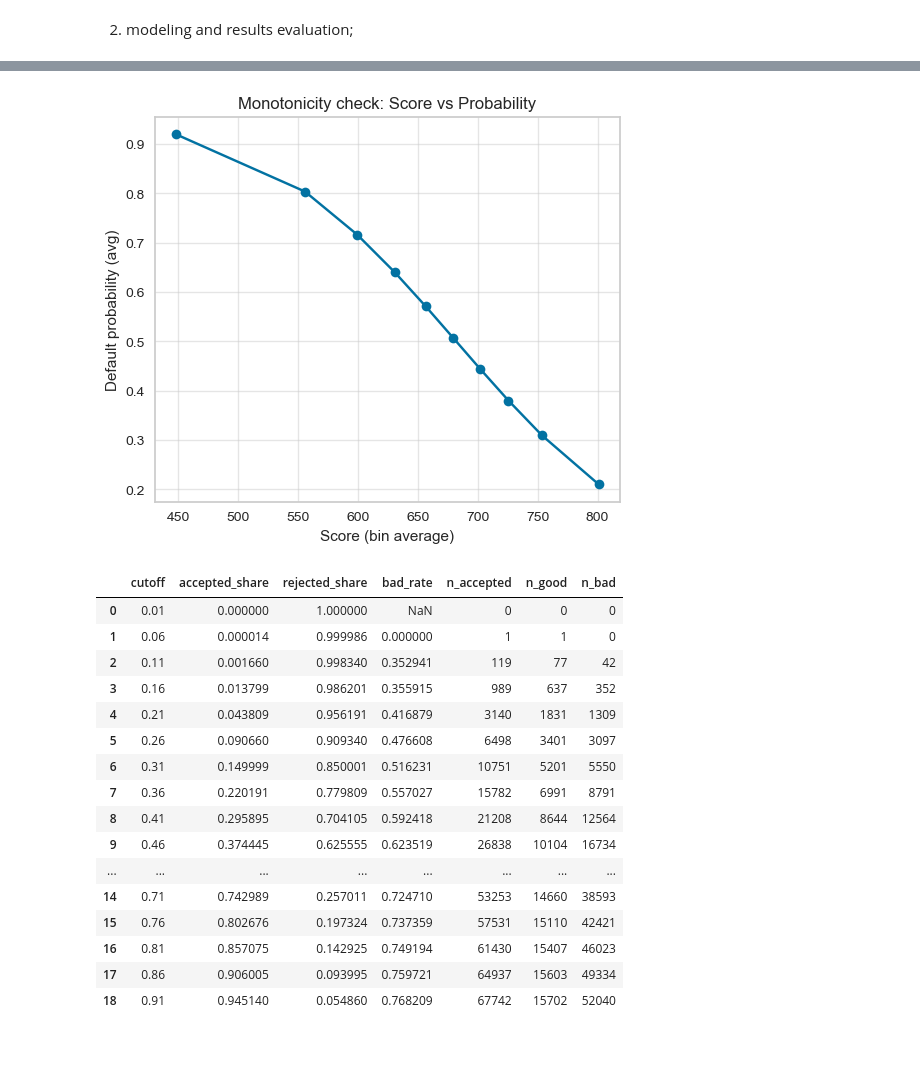
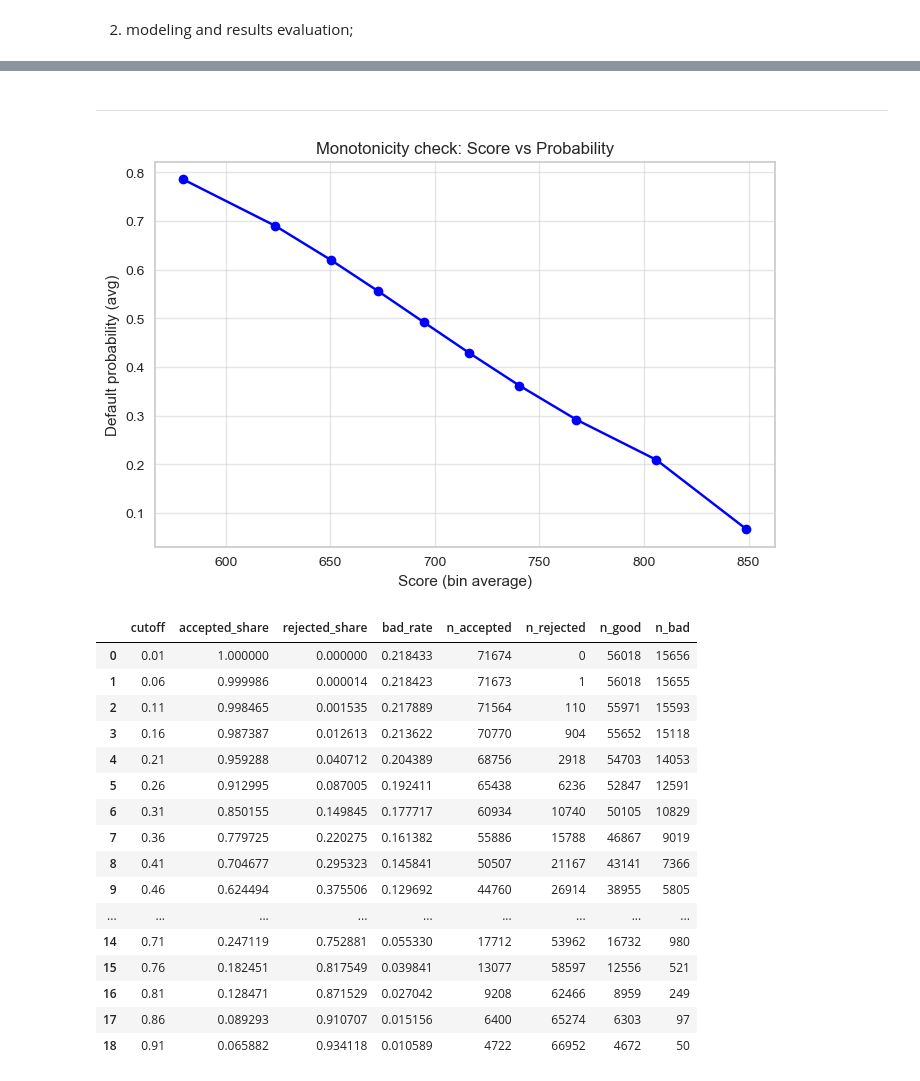
Before and after one commit to mmichellesvv/Credit-Risk-Assessment, a Jupyter notebook: creditRisk_PDmodel.ipynb, the cells around one changed output, grey strips where cells are left out. Cells and saved outputs as stored; diff of their text form; code cells hidden in the pictures; blank space fills up the shorter version.

```diff
--- a/creditRisk_PDmodel.ipynb
+++ b/creditRisk_PDmodel.ipynb
@@ -357,0 +349,17 @@ array([743.40991319, 565.48380497, 631.47500789, ..., 697.65074111,
+# %%
+# BASE_SCORE - starting value, PDO — doubled odds (or risk ratio)
+
+BASE_SCORE, PDO = 500, 20
+# %%
+log_odds_good = model.decision_function(X_test_woe)
+
+score = log_odds_good * PDO / np.log(2) + BASE_SCORE
+plt.figure(figsize=(7, 4))
+plt.hist(score[y_test['loan_status'] == 1], bins=50, alpha=0.6, label='Good')
+plt.hist(score[y_test['loan_status'] == 0], bins=50, alpha=0.6, label='Bad')
+plt.axvline(BASE_SCORE, color='red', linewidth=2, label=f'base score')
+plt.xlabel('Score')
+plt.ylabel('Count')
+plt.title('Clients Score Distribution')
+plt.legend()
+plt.show()
@@ -357,0 +496,11 @@ array([743.40991319, 565.48380497, 631.47500789, ..., 697.65074111,
+# %%
+p_good = model.predict_proba(X_test_woe)[:, 1]
+p_bad = 1 - p_good
+
+score_from_pd = (
+    BASE_SCORE
+    + B * np.log(p_good / p_bad)
+    - B * np.log(BASE_ODDS)     # take into account the adjusted BASE_ODDS, which is now not equal to 1!
+)
+
+print(f'Maximum absolute error: {np.max(np.abs(df_scores["raw_score"] - score_from_pd))}')
@@ -357,0 +579,5 @@ array([743.40991319, 565.48380497, 631.47500789, ..., 697.65074111,
+# %%
+probs = model.predict_proba(X_test_woe)[:, 1]
+scores, meta = pd_to_score_300_850(probs)
+
+df_scores['score_300_850'] = scores
@@ -396,15 +634,18 @@ print(df_check.sort_values("score").tail())
+# %% [markdown]
+----------------------
 # %%
 bins = pd.qcut(scores, 10)
+df_check = pd.DataFrame({"prob": probs, "score": scores})
 grouped = df_check.groupby(bins).mean()
 
-plt.figure(figsize=(6, 5))
-plt.plot(grouped["score"], grouped["prob"], marker="o")
+plt.figure(figsize=(8, 5))
+plt.plot(grouped["score"], 1-grouped["prob"], marker="o", color='blue')
 plt.xlabel("Score (bin average)")
 plt.ylabel("Default probability (avg)")
 plt.title("Monotonicity check: Score vs Probability")
 plt.grid(alpha=.5)
 
 plt.show()
 # %% [output]
-[figure, old version]
+[figure, new version]
 # %%
@@ -449,24 +687,24 @@ def cutoff_analysis(y_true, y_proba, cutoffs=None):
 # %%
-df = cutoff_analysis(y_test.squeeze(), probs)
+df = cutoff_analysis(y_test_woe.squeeze(), probs)
 
 df
 # %% [output]
-|  | cutoff | accepted_share | rejected_share | bad_rate | n_accepted | n_good | n_bad |
-| 0 | 0.01 | 0.000000 | 1.000000 | NaN | 0 | 0 | 0 |
-| 1 | 0.06 | 0.000014 | 0.999986 | 0.000000 | 1 | 1 | 0 |
-| 2 | 0.11 | 0.001660 | 0.998340 | 0.352941 | 119 | 77 | 42 |
-| 3 | 0.16 | 0.013799 | 0.986201 | 0.355915 | 989 | 637 | 352 |
-| 4 | 0.21 | 0.043809 | 0.956191 | 0.416879 | 3140 | 1831 | 1309 |
-| 5 | 0.26 | 0.090660 | 0.909340 | 0.476608 | 6498 | 3401 | 3097 |
-| 6 | 0.31 | 0.149999 | 0.850001 | 0.516231 | 10751 | 5201 | 5550 |
-| 7 | 0.36 | 0.220191 | 0.779809 | 0.557027 | 15782 | 6991 | 8791 |
-| 8 | 0.41 | 0.295895 | 0.704105 | 0.592418 | 21208 | 8644 | 12564 |
-| 9 | 0.46 | 0.374445 | 0.625555 | 0.623519 | 26838 | 10104 | 16734 |
-| ... | ... | ... | ... | ... | ... | ... | ... |
-| 14 | 0.71 | 0.742989 | 0.257011 | 0.724710 | 53253 | 14660 | 38593 |
-| 15 | 0.76 | 0.802676 | 0.197324 | 0.737359 | 57531 | 15110 | 42421 |
-| 16 | 0.81 | 0.857075 | 0.142925 | 0.749194 | 61430 | 15407 | 46023 |
-| 17 | 0.86 | 0.906005 | 0.093995 | 0.759721 | 64937 | 15603 | 49334 |
-| 18 | 0.91 | 0.945140 | 0.054860 | 0.768209 | 67742 | 15702 | 52040 |
+|  | cutoff | accepted_share | rejected_share | bad_rate | n_accepted | n_rejected | n_good | n_bad |
+| 0 | 0.01 | 1.000000 | 0.000000 | 0.218433 | 71674 | 0 | 56018 | 15656 |
+| 1 | 0.06 | 0.999986 | 0.000014 | 0.218423 | 71673 | 1 | 56018 | 15655 |
+| 2 | 0.11 | 0.998465 | 0.001535 | 0.217889 | 71564 | 110 | 55971 | 15593 |
+| 3 | 0.16 | 0.987387 | 0.012613 | 0.213622 | 70770 | 904 | 55652 | 15118 |
+| 4 | 0.21 | 0.959288 | 0.040712 | 0.204389 | 68756 | 2918 | 54703 | 14053 |
+| 5 | 0.26 | 0.912995 | 0.087005 | 0.192411 | 65438 | 6236 | 52847 | 12591 |
+| 6 | 0.31 | 0.850155 | 0.149845 | 0.177717 | 60934 | 10740 | 50105 | 10829 |
+| 7 | 0.36 | 0.779725 | 0.220275 | 0.161382 | 55886 | 15788 | 46867 | 9019 |
+| 8 | 0.41 | 0.704677 | 0.295323 | 0.145841 | 50507 | 21167 | 43141 | 7366 |
+| 9 | 0.46 | 0.624494 | 0.375506 | 0.129692 | 44760 | 26914 | 38955 | 5805 |
+| ... | ... | ... | ... | ... | ... | ... | ... | ... |
+| 14 | 0.71 | 0.247119 | 0.752881 | 0.055330 | 17712 | 53962 | 16732 | 980 |
+| 15 | 0.76 | 0.182451 | 0.817549 | 0.039841 | 13077 | 58597 | 12556 | 521 |
+| 16 | 0.81 | 0.128471 | 0.871529 | 0.027042 | 9208 | 62466 | 8959 | 249 |
+| 17 | 0.86 | 0.089293 | 0.910707 | 0.015156 | 6400 | 65274 | 6303 | 97 |
+| 18 | 0.91 | 0.065882 | 0.934118 | 0.010589 | 4722 | 66952 | 4672 | 50 |
 # %%
 plt.figure(figsize=(8,5))
```
Also changed, not shown: parts of 83 cells of this notebook, 2 other files.
